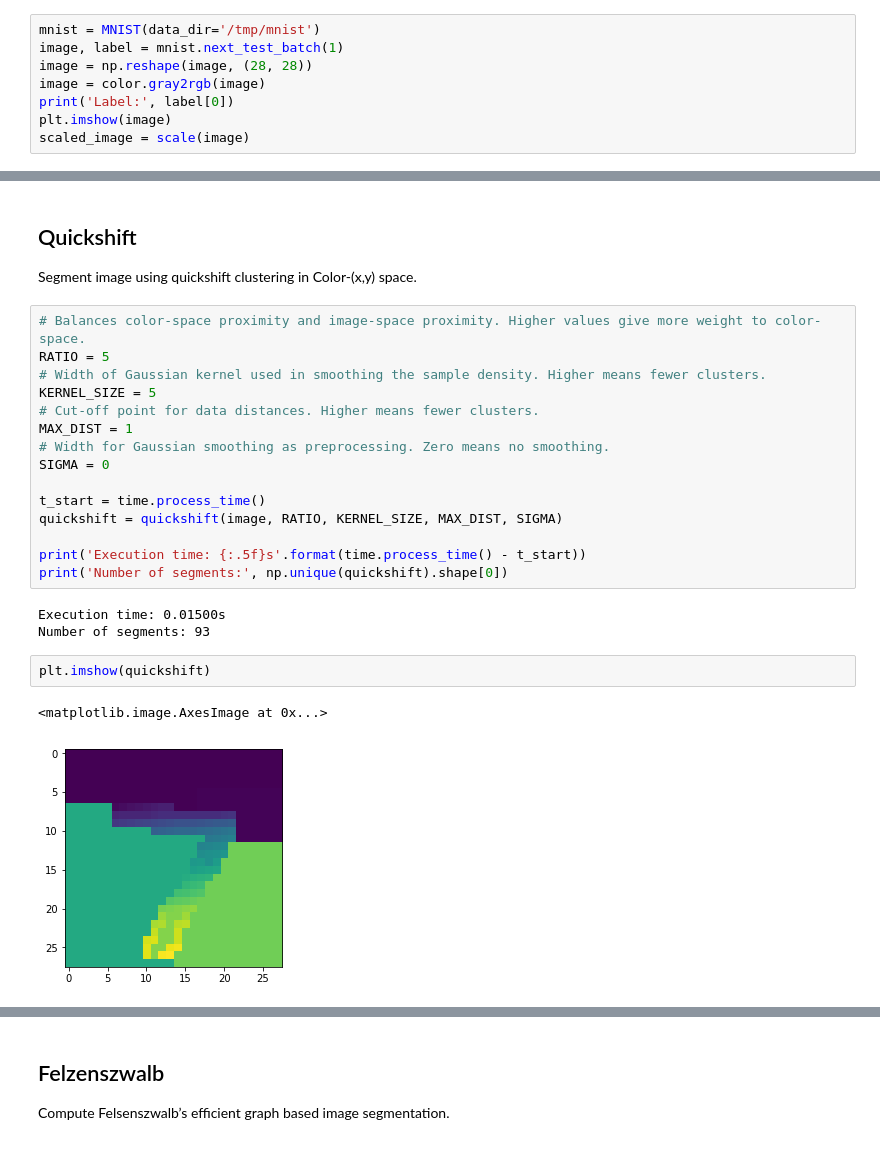
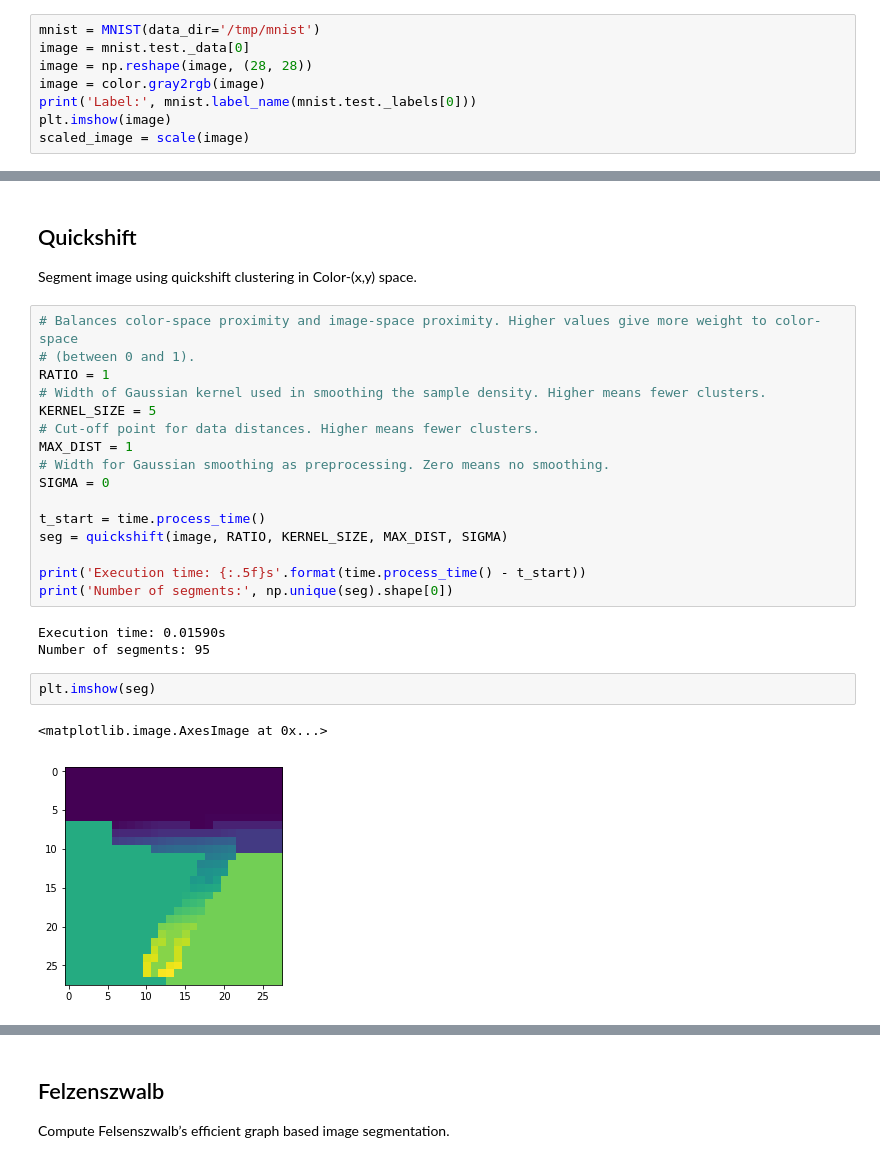
Before and after one commit to rusty1s/embedded_gcnn, a Jupyter notebook: notebooks/superpixel.ipynb, the cells around one changed output, grey strips where cells are left out. Saved outputs shown, nothing was run; the diff lists cells and outputs as text.

```diff
--- a/notebooks/superpixel.ipynb
+++ b/notebooks/superpixel.ipynb
@@ -23,10 +23,10 @@ def scale(image):
 Load a single image from the MNIST test dataset.
 # %%
 mnist = MNIST(data_dir='/tmp/mnist')
-image, label = mnist.next_test_batch(1)
+image = mnist.test._data[0]
 image = np.reshape(image, (28, 28))
 image = color.gray2rgb(image)
-print('Label:', label[0])
+print('Label:', mnist.label_name(mnist.test._labels[0]))
 plt.imshow(image)
 scaled_image = scale(image)
 # %% [output]
@@ -84,8 +84,9 @@ plt.imshow(out)
 ## Quickshift
 Segment image using quickshift clustering in Color-(x,y) space.
 # %%
-# Balances color-space proximity and image-space proximity. Higher values give more weight to color-space.
-RATIO = 5
+# Balances color-space proximity and image-space proximity. Higher values give more weight to color-space
+# (between 0 and 1).
+RATIO = 1
 # Width of Gaussian kernel used in smoothing the sample density. Higher means fewer clusters.
 KERNEL_SIZE = 5
 # Cut-off point for data distances. Higher means fewer clusters.
@@ -94,16 +95,16 @@ MAX_DIST = 1
 SIGMA = 0
 
 t_start = time.process_time()
-quickshift = quickshift(image, RATIO, KERNEL_SIZE, MAX_DIST, SIGMA)
+seg = quickshift(image, RATIO, KERNEL_SIZE, MAX_DIST, SIGMA)
 
 print('Execution time: {:.5f}s'.format(time.process_time() - t_start))
-print('Number of segments:', np.unique(quickshift).shape[0])
+print('Number of segments:', np.unique(seg).shape[0])
 # %% [output]
-Execution time: 0.01500s
-Number of segments: 93
+Execution time: 0.01590s
+Number of segments: 95
 # %%
-plt.imshow(quickshift)
+plt.imshow(seg)
 # %% [output]
 <matplotlib.image.AxesImage at 0x...>
-[figure, old version]
+[figure, new version]
 # %%
```
Also changed, not shown: parts of 28 cells of this notebook, 9 other files.
